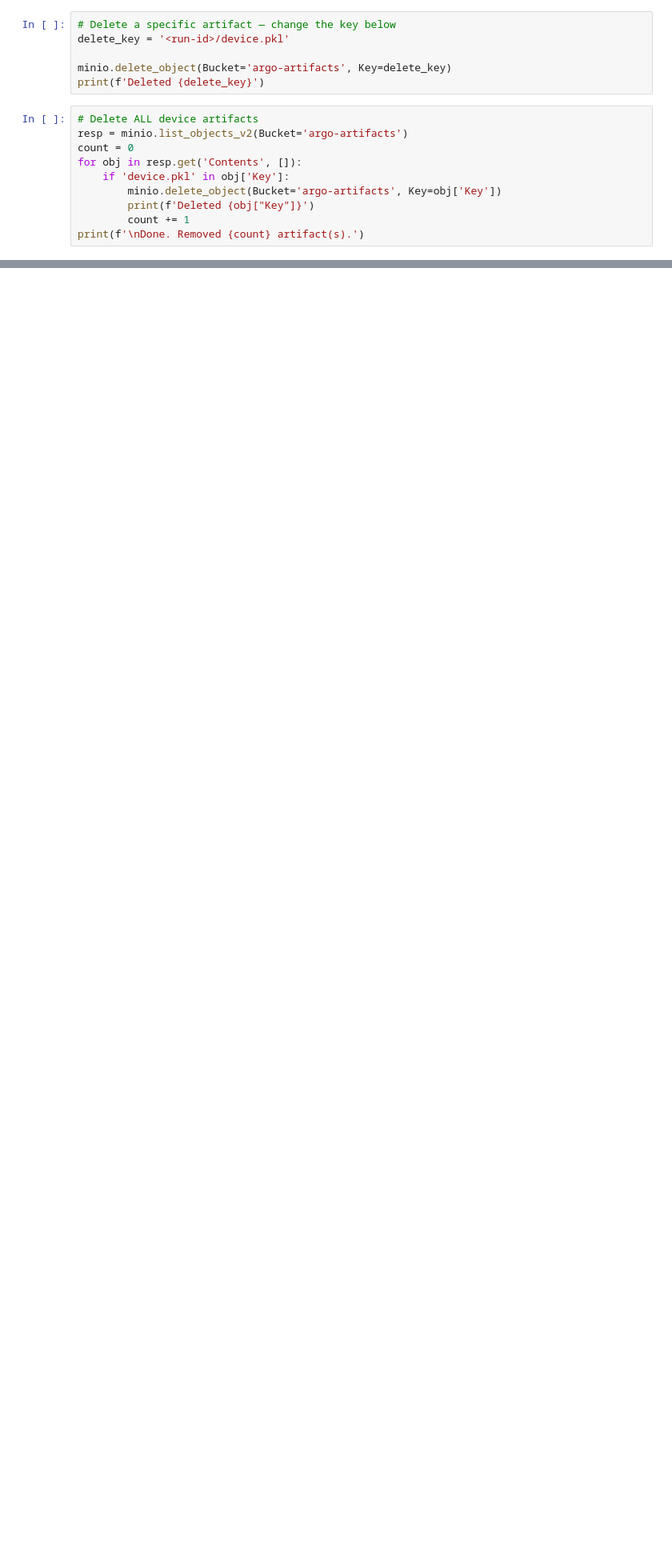
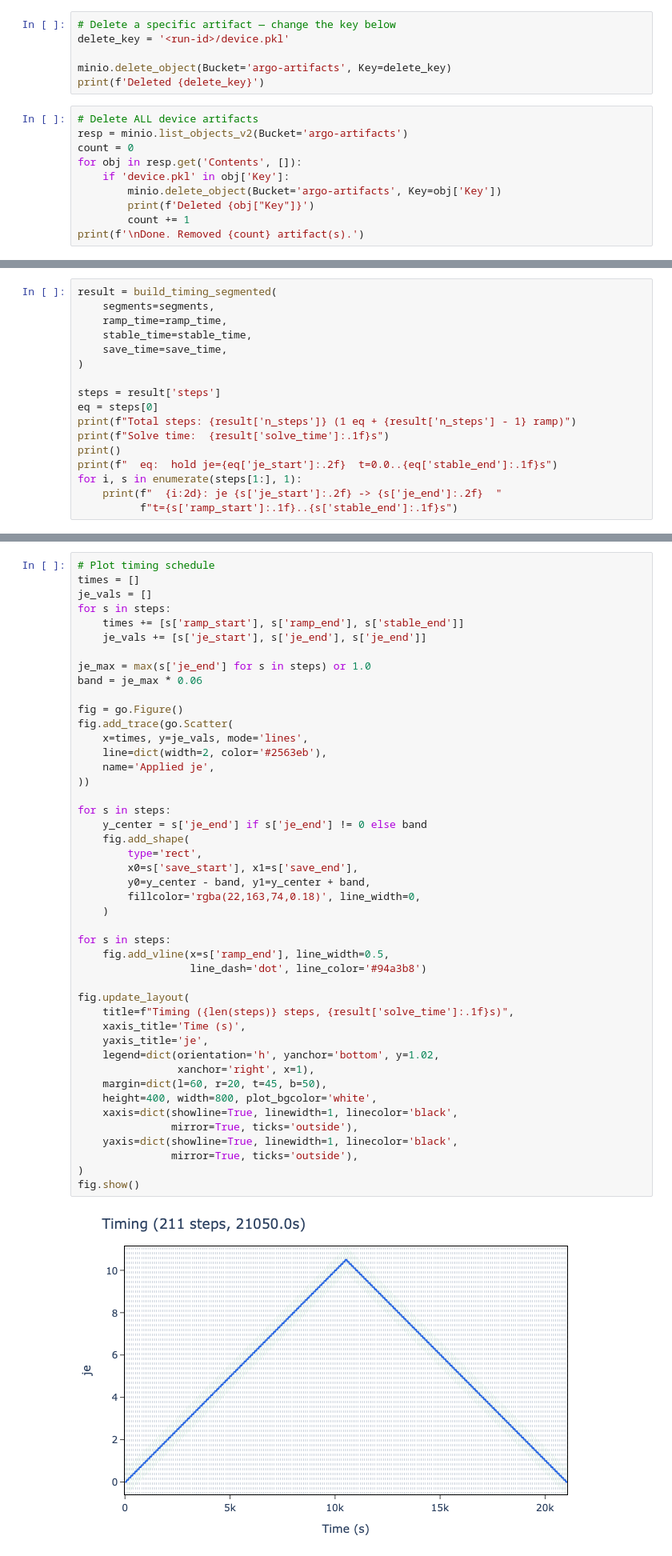
Before and after one commit to fangrh/tdgl-flow, a Jupyter notebook: notebooks/local_tdgl_sim.ipynb, the cells around one changed output, grey strips where cells are left out. Shown at 80% size. Drawn from its saved outputs; the diff is of its cells as text; blank space fills up the shorter version.

```diff
--- a/notebooks/local_tdgl_sim.ipynb
+++ b/notebooks/local_tdgl_sim.ipynb
@@ -442,0 +894,17 @@ print(f'\nDone. Removed {count} artifact(s).')
+# %%
+result = build_timing_segmented(
+    segments=segments,
+    ramp_time=ramp_time,
+    stable_time=stable_time,
+    save_time=save_time,
+)
+
+steps = result['steps']
+eq = steps[0]
+print(f"Total steps: {result['n_steps']} (1 eq + {result['n_steps'] - 1} ramp)")
+print(f"Solve time:  {result['solve_time']:.1f}s")
+print()
+print(f"  eq:  hold je={eq['je_start']:.2f}  t=0.0..{eq['stable_end']:.1f}s")
+for i, s in enumerate(steps[1:], 1):
+    print(f"  {i:2d}: je {s['je_start']:.2f} -> {s['je_end']:.2f}  "
+          f"t={s['ramp_start']:.1f}..{s['stable_end']:.1f}s")
@@ -442,0 +929,47 @@ print(f'\nDone. Removed {count} artifact(s).')
+# %%
+# Plot timing schedule
+times = []
+je_vals = []
+for s in steps:
+    times += [s['ramp_start'], s['ramp_end'], s['stable_end']]
+    je_vals += [s['je_start'], s['je_end'], s['je_end']]
+
+je_max = max(s['je_end'] for s in steps) or 1.0
+band = je_max * 0.06
+
+fig = go.Figure()
+fig.add_trace(go.Scatter(
+    x=times, y=je_vals, mode='lines',
+    line=dict(width=2, color='#2563eb'),
+    name='Applied je',
+))
+
+for s in steps:
+    y_center = s['je_end'] if s['je_end'] != 0 else band
+    fig.add_shape(
+        type='rect',
+        x0=s['save_start'], x1=s['save_end'],
+        y0=y_center - band, y1=y_center + band,
+        fillcolor='rgba(22,163,74,0.18)', line_width=0,
+    )
+
+for s in steps:
+    fig.add_vline(x=s['ramp_end'], line_width=0.5,
+                  line_dash='dot', line_color='#94a3b8')
+
+fig.update_layout(
+    title=f"Timing ({len(steps)} steps, {result['solve_time']:.1f}s)",
+    xaxis_title='Time (s)',
+    yaxis_title='je',
+    legend=dict(orientation='h', yanchor='bottom', y=1.02,
+                xanchor='right', x=1),
+    margin=dict(l=60, r=20, t=45, b=50),
+    height=400, width=800, plot_bgcolor='white',
+    xaxis=dict(showline=True, linewidth=1, linecolor='black',
+               mirror=True, ticks='outside'),
+    yaxis=dict(showline=True, linewidth=1, linecolor='black',
+               mirror=True, ticks='outside'),
+)
+fig.show()
+# %% [output]
+[figure, added]
```
Also changed, not shown: parts of 44 cells of this notebook, 2 other files.
